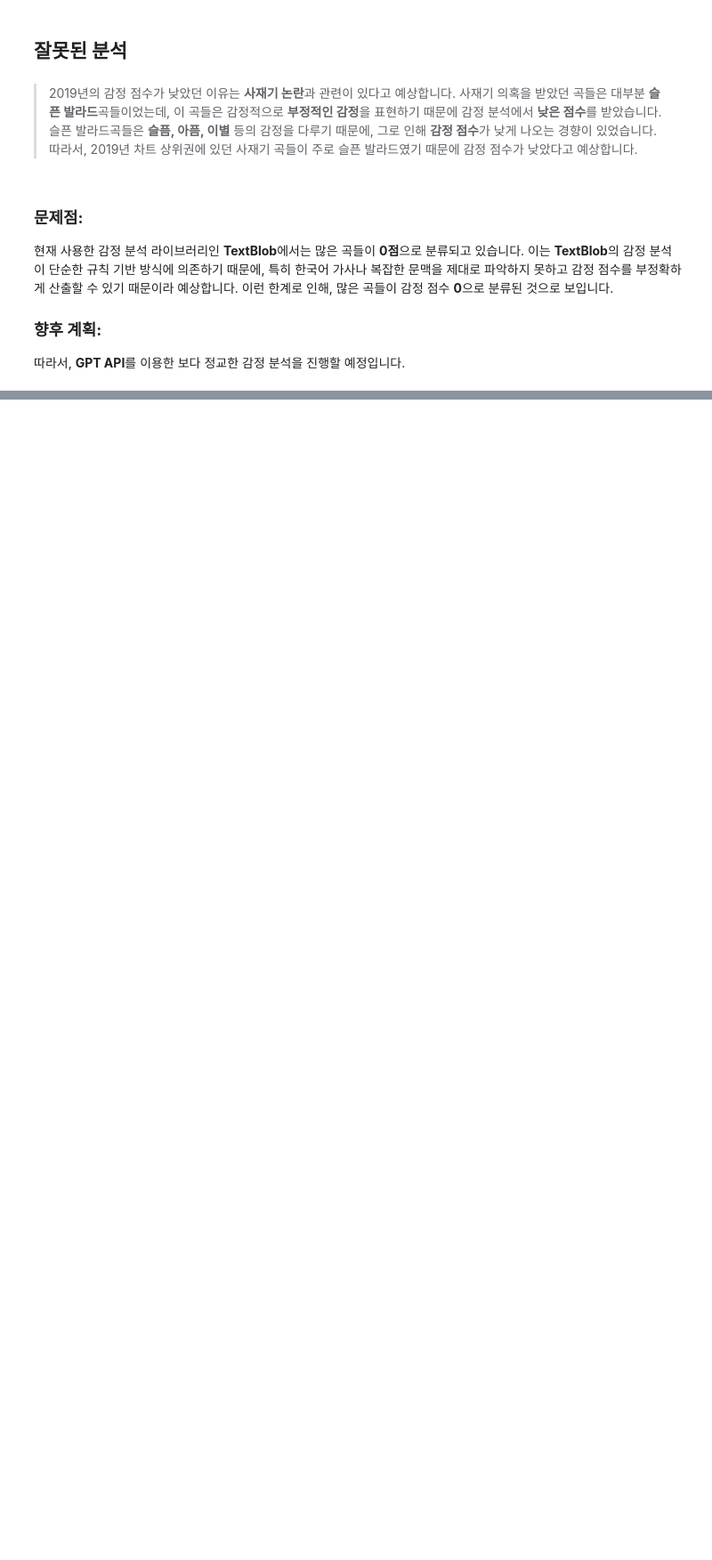
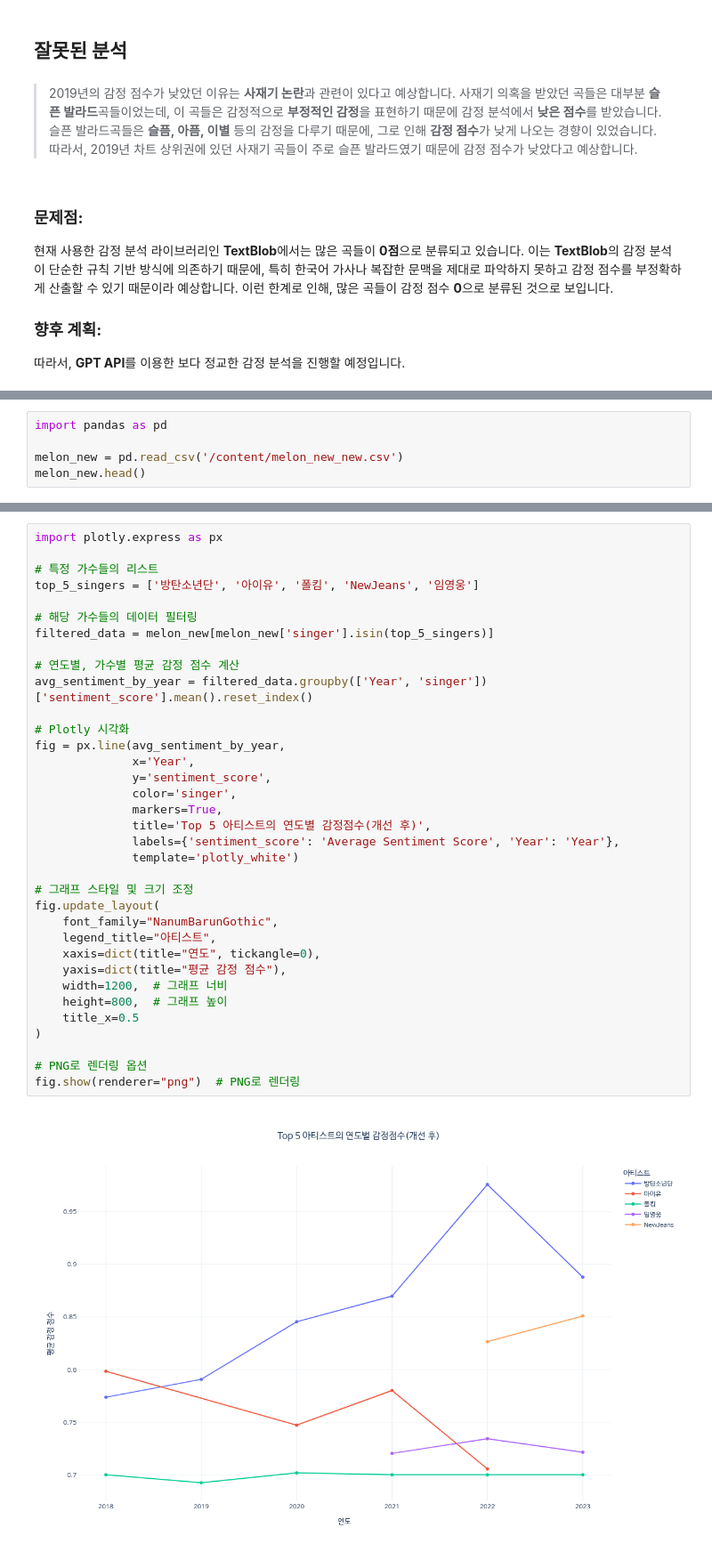
Before and after one commit to joonone2/music-analysis, a Jupyter notebook: melon.ipynb, the cells around one changed output, grey strips where cells are left out. Shown: that part at 89% size. Saved outputs shown, nothing was run; the diff lists cells and outputs as text; blank space fills up the shorter version.

```diff
--- a/melon.ipynb
+++ b/melon.ipynb
@@ -393,0 +536,5 @@ fig.show(renderer="png")
+# %%
+import pandas as pd
+
+melon_new = pd.read_csv('/content/melon_new_new.csv')
+melon_new.head()
@@ -393,0 +552,37 @@ fig.show(renderer="png")
+# %%
+import plotly.express as px
+
+# 특정 가수들의 리스트
+top_5_singers = ['방탄소년단', '아이유', '폴킴', 'NewJeans', '임영웅']
+
+# 해당 가수들의 데이터 필터링
+filtered_data = melon_new[melon_new['singer'].isin(top_5_singers)]
+
+# 연도별, 가수별 평균 감정 점수 계산
+avg_sentiment_by_year = filtered_data.groupby(['Year', 'singer'])['sentiment_score'].mean().reset_index()
+
+# Plotly 시각화
+fig = px.line(avg_sentiment_by_year,
+              x='Year',
+              y='sentiment_score',
+              color='singer',
+              markers=True,
+              title='Top 5 아티스트의 연도별 감정점수(개선 후)',
+              labels={'sentiment_score': 'Average Sentiment Score', 'Year': 'Year'},
+              template='plotly_white')
+
+# 그래프 스타일 및 크기 조정
+fig.update_layout(
+    font_family="NanumBarunGothic",
+    legend_title="아티스트",
+    xaxis=dict(title="연도", tickangle=0),
+    yaxis=dict(title="평균 감정 점수"),
+    width=1200,  # 그래프 너비
+    height=800,  # 그래프 높이
+    title_x=0.5
+)
+
+# PNG로 렌더링 옵션
+fig.show(renderer="png")  # PNG로 렌더링
+# %% [output]
+[figure, added]
```
Also changed, not shown: parts of 26 cells of this notebook.
